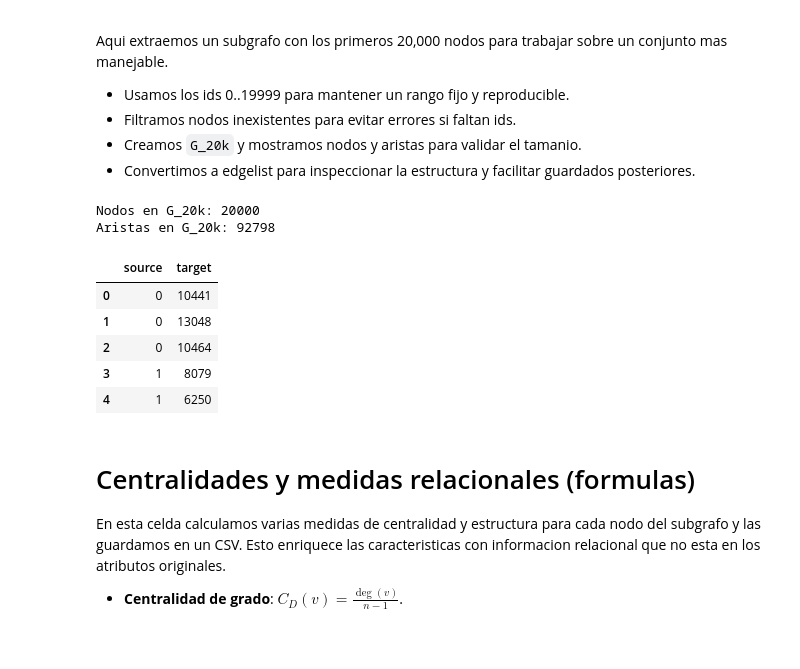
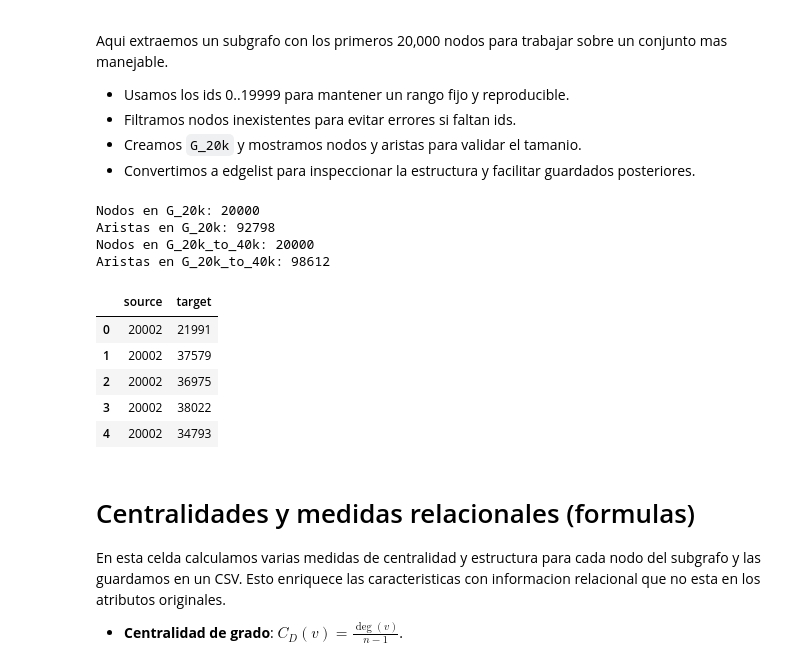
Before and after one commit to ThePayan/relational-machine-learning, a Jupyter notebook: preparacion_datos_Twitch.ipynb, the cells around one changed output. Saved outputs shown, nothing was run; the diff lists cells and outputs as text; code cells hidden in the pictures.

```diff
--- a/preparacion_datos_Twitch.ipynb
+++ b/preparacion_datos_Twitch.ipynb
@@ -47,24 +47,41 @@ Aqui extraemos un subgrafo con los primeros 20,000 nodos para trabajar sobre un
 - Creamos `G_20k` y mostramos nodos y aristas para validar el tamanio.
 - Convertimos a edgelist para inspeccionar la estructura y facilitar guardados posteriores.
 # %%
+def obtener_subgrafo_por_rango(G_base, inicio, fin):
+    if inicio > fin:
+        raise ValueError("'inicio' debe ser menor o igual que 'fin'.")
+    # Filtra nodos inexistentes para evitar errores
+    nodos = [n for n in range(inicio, fin + 1) if G_base.has_node(n)]
+    return G_base.subgraph(nodos).copy()
+
 # Subgrafo con los primeros 20k nodos (ids 0..19999)
-nodos_20k = [n for n in range(0, 20000) if G.has_node(n)]
-G_20k = G.subgraph(nodos_20k).copy()
+G_20k = obtener_subgrafo_por_rango(G, 0, 19999)
 
 print(f"Nodos en G_20k: {G_20k.number_of_nodes()}")
 print(f"Aristas en G_20k: {G_20k.number_of_edges()}")
 
 edges_20k = nx.to_pandas_edgelist(G_20k)
 edges_20k.head()
+
+#Subgrafo con 20k nodos a partir de 20k
+G_20k_to_40k = obtener_subgrafo_por_rango(G, 20000, 39999)
+
+print(f"Nodos en G_20k_to_40k: {G_20k_to_40k.number_of_nodes()}")
+print(f"Aristas en G_20k_to_40k: {G_20k_to_40k.number_of_edges()}")
+
+edges_20k_to_40k = nx.to_pandas_edgelist(G_20k_to_40k)
+edges_20k_to_40k.head()
 # %% [output]
 Nodos en G_20k: 20000
 Aristas en G_20k: 92798
+Nodos en G_20k_to_40k: 20000
+Aristas en G_20k_to_40k: 98612
 |  | source | target |
-| 0 | 0 | 10441 |
-| 1 | 0 | 13048 |
-| 2 | 0 | 10464 |
-| 3 | 1 | 8079 |
-| 4 | 1 | 6250 |
+| 0 | 20002 | 21991 |
+| 1 | 20002 | 37579 |
+| 2 | 20002 | 36975 |
+| 3 | 20002 | 38022 |
+| 4 | 20002 | 34793 |
 # %% [markdown]
 # Centralidades y medidas relacionales (formulas)
 En esta celda calculamos varias medidas de centralidad y estructura para cada nodo del subgrafo y las guardamos en un CSV. Esto enriquece las caracteristicas con informacion relacional que no esta en los atributos originales.
```
Also changed, not shown: parts of 3 cells of this notebook, 1 other file.
